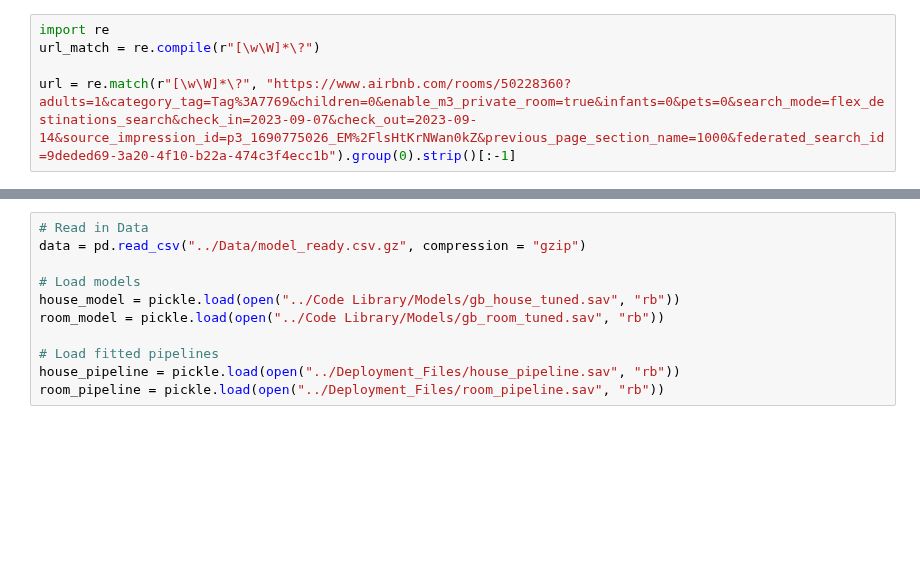
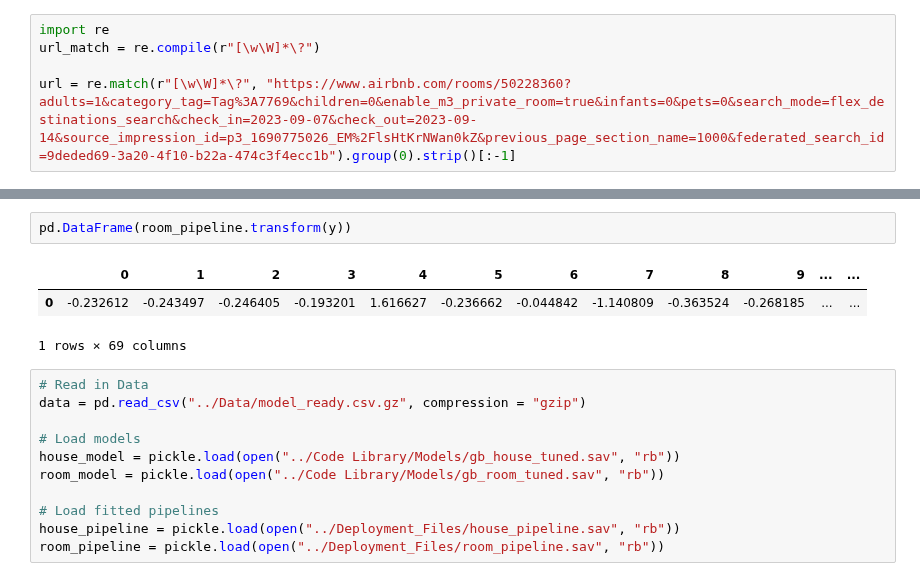
Before and after one commit to nlee98/ADS-599_Capstone_Project, a Jupyter notebook: Deployment_Files/temp.ipynb, the cells around one changed output, grey strips where cells are left out. Saved outputs shown, nothing was run; the diff lists cells and outputs as text; blank space fills up the shorter version.

```diff
--- a/Deployment_Files/temp.ipynb
+++ b/Deployment_Files/temp.ipynb
@@ -44,3 +39,9 @@ y["price"].values[0]
+# %%
+pd.DataFrame(room_pipeline.transform(y))
+# %% [output]
+|  | 0 | 1 | 2 | 3 | 4 | 5 | 6 | 7 | 8 | 9 | ... | ... |
+| 0 | -0.232612 | -0.243497 | -0.246405 | -0.193201 | 1.616627 | -0.236662 | -0.044842 | -1.140809 | -0.363524 | -0.268185 | ... | ... |
+1 rows × 69 columns
 # %%
 # Read in Data
 data = pd.read_csv("../Data/model_ready.csv.gz", compression = "gzip")
```
Also changed, not shown: parts of 2 cells of this notebook, 5 other files.
